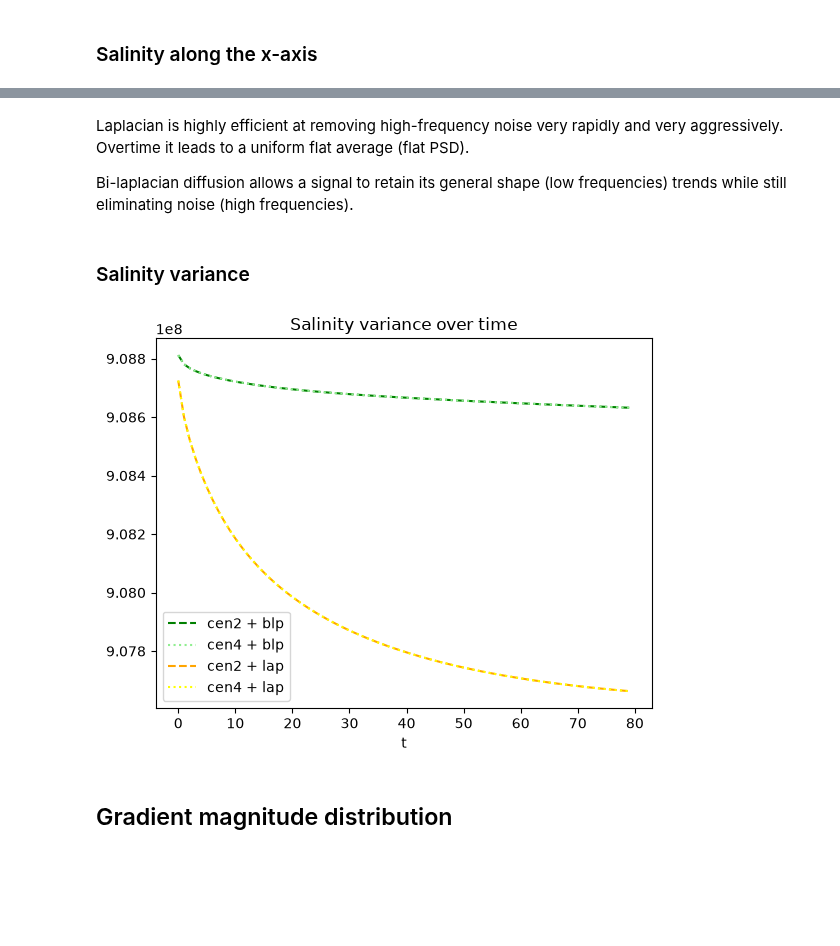
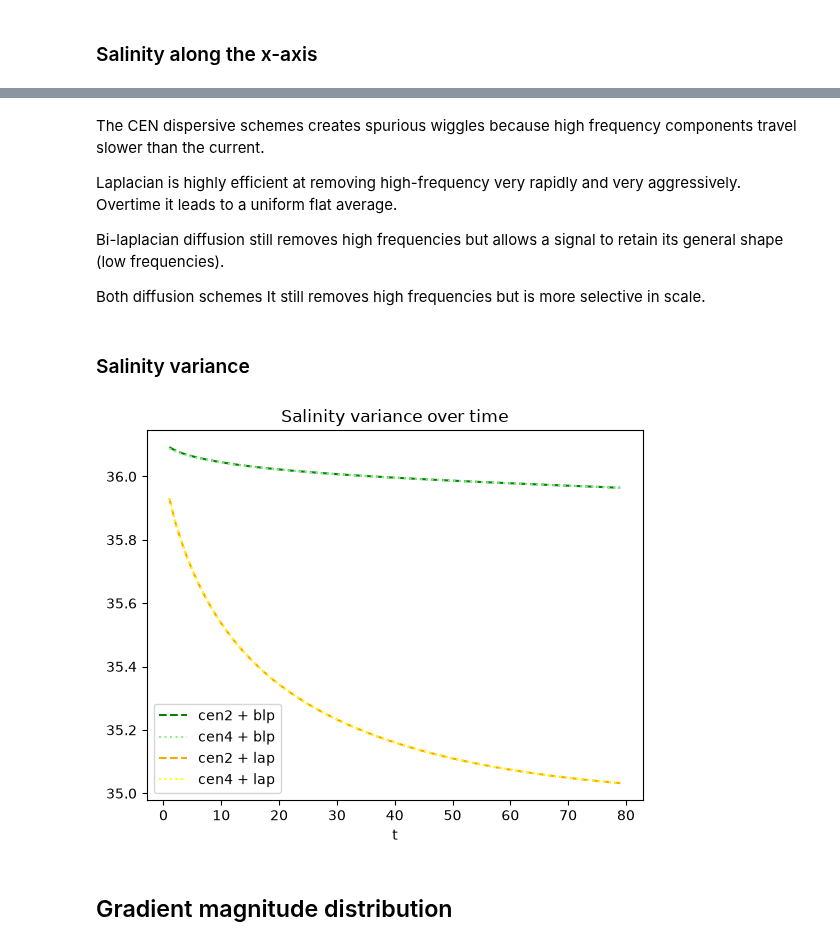
Before and after one commit to justinebuisson606/NEMO_Demonstrators, a Jupyter notebook: Demonstrator 3.ipynb, the cells around one changed output, grey strips where cells are left out. Cells and saved outputs as stored; diff of their text form; code cells hidden in the pictures; blank space fills up the shorter version.

```diff
--- a/Demonstrator 3.ipynb
+++ b/Demonstrator 3.ipynb
@@ -87,9 +87,9 @@ soce = {n: ds['soce'].isel(y_grid_T=25, deptht=0).values
 g = {n: ds['sssgrad'].isel(y_grid_T=25)
           for n, ds in schemes.items()}
 # %%
-t_list = [20, 65]
+t_list = [20, 75]
 
-fig, ax = plt.subplots(1, len(t_list), figsize=(10,6))
+fig, ax = plt.subplots(1, len(t_list), figsize=(10,3))
 
 for i,t in enumerate(t_list):
     for n, ds in soce.items() :
@@ -98,7 +98,6 @@ for i,t in enumerate(t_list):
     ax[i].set_ylabel('psu')
     ax[i].set_title(f' Salinity value along the x-axis at t={t} days')
     ax[i].set_ylim(28.5, 36.5)
-
 plt.legend()
 # %% [output]
 <matplotlib.legend.Legend at 0x...>
@@ -106,27 +105,35 @@ plt.legend()
 # %% [markdown]
-Laplacian is highly efficient at removing high-frequency noise very rapidly and very aggressively. Overtime it leads to a uniform flat average (flat PSD).
+The CEN dispersive schemes creates spurious wiggles because high frequency components travel slower than the current.
 
-Bi-laplacian diffusion allows a signal to retain its general shape (low frequencies) trends while still eliminating noise (high frequencies).
+Laplacian is highly efficient at removing high-frequency very rapidly and very aggressively. Overtime it leads to a uniform flat average.
+
+Bi-laplacian diffusion still removes high frequencies but allows a signal to retain its general shape (low frequencies).
+
+Both diffusion schemes It still removes high frequencies but is more selective in scale.
 # %% [markdown]
 ### Salinity variance
 # %%
 for n, ds in schemes.items() :
     if '4' in n:
         marker = ':'
     elif '2' in n :
         marker = '--'
-    s2c = ds.salt2c.mean(dim=('x_grid_T', 'y_grid_T'))
-    dep = np.arange(s2c.shape[0])
-    plt.plot(dep,  s2c, marker, color =colors[n], label = n)
+    soce =ds['soce'].isel(deptht=0)
+    sc = soce.mean( dim=('x_grid_T', 'y_grid_T'))
+    s2c =soce**2
+    s2c = s2c.mean( dim=('x_grid_T', 'y_grid_T'))
+    var = s2c-sc**2
+    dep = np.arange(len(var))
+    plt.plot(dep[1:],  var[1:], marker, color =colors[n], label = n)
 
 
 plt.title("Salinity variance over time")
 plt.xlabel('t')
 
 plt.legend()
 plt.show()
 # %% [output]
-[figure, old version]
+[figure, new version]
 # %% [markdown]
 ## Gradient magnitude distribution
 # %%
```
Also changed, not shown: parts of 9 cells of this notebook, 5 other files.
